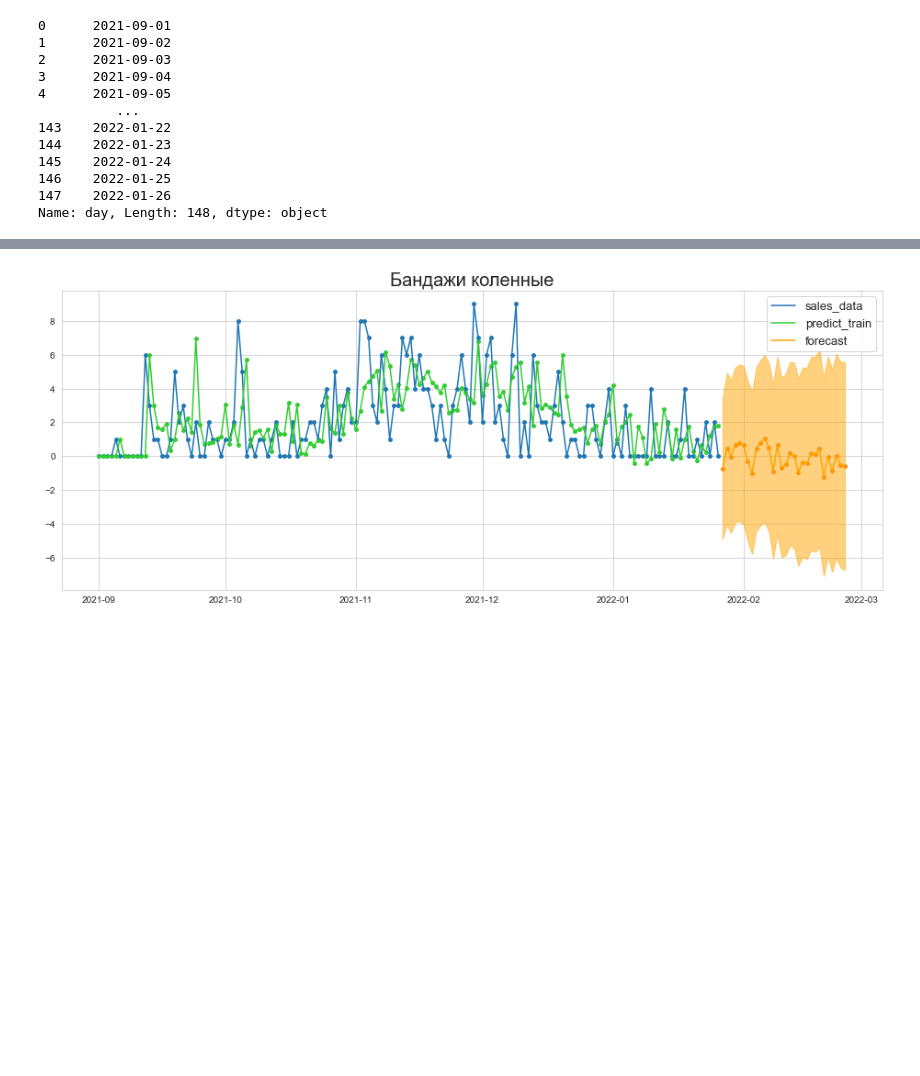
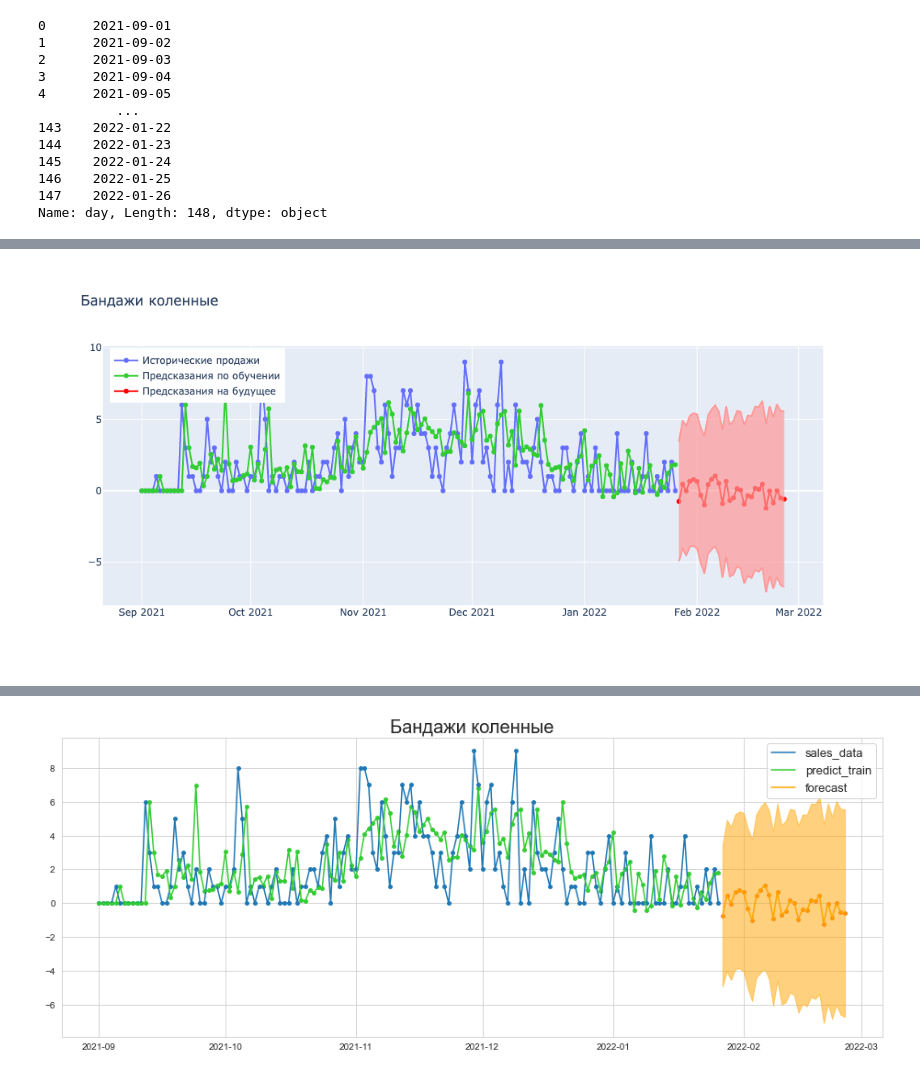
Before and after one commit to andreitsev/wb, a Jupyter notebook: notebooks/Modelling.ipynb, the cells around one changed output, grey strips where cells are left out. Drawn from its saved outputs; the diff is of its cells as text; code cells hidden in the pictures; blank space fills up the shorter version.

Commit message:
Сделал renderer = png

```diff
--- a/notebooks/Modelling.ipynb
+++ b/notebooks/Modelling.ipynb
@@ -315,57 +315,57 @@ for subject in df_for_forecast['subject'].unique():
         print(f'{subject} not in models_dict')
         continue
 
-    fig = go.FigureWidget()
+    fig = go.Figure()
     fig.add_trace(
         go.Scatter(
-            x=df_for_forecast[(df_for_forecast['subject'] == subject)].day.astype('str'),
+            x=df_for_forecast[(df_for_forecast['subject'] == subject)].day,
             y=df_for_forecast[(df_for_forecast['subject'] == subject)].sum_sales,
             mode='lines+markers',
             name='Исторические продажи'
         )
     )
-#     if predict_train_data:
-#         fig.add_trace(
-#             go.Scatter(
-#                 x=df_for_forecast[(df_for_forecast['subject'] == subject)].day,
-#                 y=models_dict[subject].predict_in_sample(),
-#                 mode='lines+markers',
-#                 line={'color': 'limegreen'},
-#                 name='Предсказания по обучении',
-#             )
-#         )
-#     forecast_dates = [(df_for_forecast['day'].max() + pd.DateOffset(days=i)).date() for i in range(1, N+1)]
-#     fig.add_trace(
-#         go.Scatter(
-#             x=forecast_dates,
-#             y=preds,
-#             mode='lines+markers',
-#             line={'color': 'red'},
-#             name='Предсказания на будущее'
-#         )
-#     )
-#     fig.add_trace(
-#         go.Scatter(
-#             x=forecast_dates,
-#             y=confint[:, 0],
-#             mode='lines',
-#             line={'color': 'rgba(255,153,153,1.0)'},
-#             fill='tozeroy',
-#             fillcolor='rgba(255,153,153,0.7)',
-#             showlegend=False
-#         )
-#     )
-#     fig.add_trace(
-#         go.Scatter(
-#             x=forecast_dates,
-#             y=confint[:, 1],
-#             mode='lines',
-#             line={'color': 'rgba(255,153,153,1.0)'},
-#             fill='tozeroy',
-#             fillcolor='rgba(255,153,153,0.7)',
-#             showlegend=False
-#         )
-#     )
+    if predict_train_data:
+        fig.add_trace(
+            go.Scatter(
+                x=df_for_forecast[(df_for_forecast['subject'] == subject)].day,
+                y=models_dict[subject].predict_in_sample(),
+                mode='lines+markers',
+                line={'color': 'limegreen'},
+                name='Предсказания по обучении',
+            )
+        )
+    forecast_dates = [(df_for_forecast['day'].max() + pd.DateOffset(days=i)).date() for i in range(1, N+1)]
+    fig.add_trace(
+        go.Scatter(
+            x=forecast_dates,
+            y=preds,
+            mode='lines+markers',
+            line={'color': 'red'},
+            name='Предсказания на будущее'
+        )
+    )
+    fig.add_trace(
+        go.Scatter(
+            x=forecast_dates,
+            y=confint[:, 0],
+            mode='lines',
+            line={'color': 'rgba(255,153,153,1.0)'},
+            fill='tozeroy',
+            fillcolor='rgba(255,153,153,0.7)',
+            showlegend=False
+        )
+    )
+    fig.add_trace(
+        go.Scatter(
+            x=forecast_dates,
+            y=confint[:, 1],
+            mode='lines',
+            line={'color': 'rgba(255,153,153,1.0)'},
+            fill='tozeroy',
+            fillcolor='rgba(255,153,153,0.7)',
+            showlegend=False
+        )
+    )
     fig.update_layout(
         title_text=subject,
         width=1050,
@@ -377,5 +377,5 @@ for subject in df_for_forecast['subject'].unique():
             x=0.01
         )
     )
-    fig.show()
+    fig.show(renderer='png')
 # %% [output]
@@ -391,0 +382 @@ for subject in df_for_forecast['subject'].unique():
+[figure, added]
```
Also changed, not shown: parts of 1 cell of this notebook.
